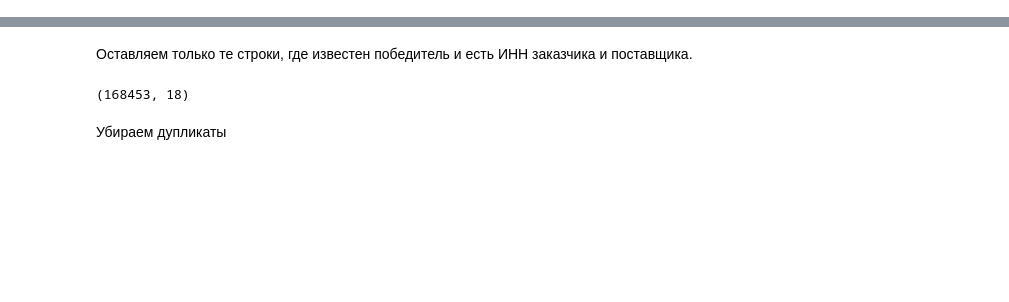
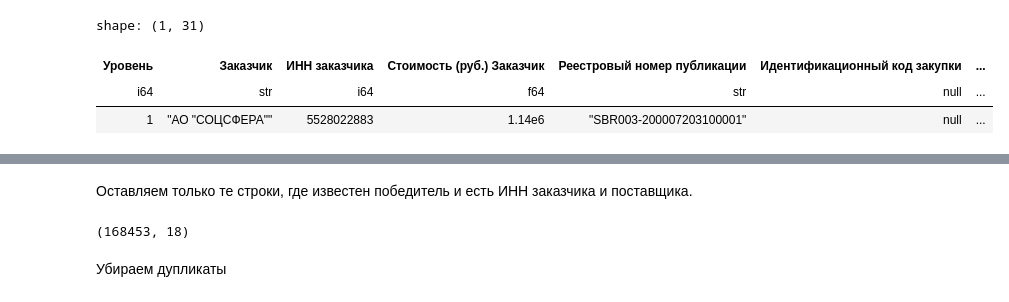
Before and after one commit to polinaryltseva/b2b_reccomendation_systems, a Jupyter notebook: data_predproc.ipynb, the cells around one changed output, grey strips where cells are left out. Cells and saved outputs as stored; diff of their text form; code cells hidden in the pictures; blank space fills up the shorter version.

```diff
--- a/data_predproc.ipynb
+++ b/data_predproc.ipynb
@@ -3,6 +16,5 @@ import polars as pl
 # %%
-data1 = pl.read_excel(source='data/data1.xlsx', engine="xlsx2csv", sheet_name="Результаты поиска")
-data2 = pl.read_excel(source='data/data2.xlsx', engine="xlsx2csv", sheet_name="Результаты поиска")
-data3 = pl.read_excel(source='data/data3.xlsx', engine="xlsx2csv", sheet_name="Результаты поиска")
-data4 = pl.read_excel(source='data/data4.xlsx', engine="xlsx2csv", sheet_name="Результаты поиска")
-data5 = pl.read_excel(source='data/data5.xlsx', engine="xlsx2csv", sheet_name="Результаты поиска")
+data2 = pl.read_excel(source='df/data_2.xlsx', sheet_name="Результаты поиска")
+data3 = pl.read_excel(source='df/data_3.xlsx', sheet_name="Результаты поиска")
+data4 = pl.read_excel(source='df/data_4.xlsx', sheet_name="Результаты поиска")
+data5 = pl.read_excel(source='df/data_5.xlsx', sheet_name="Результаты поиска")
@@ -8,0 +32,7 @@ data5 = pl.read_excel(source='data/data5.xlsx', engine="xlsx2csv", sheet_name="
+# %%
+data1.head(1)
+# %% [output]
+shape: (1, 31)
+| Уровень | Заказчик | ИНН заказчика | Стоимость (руб.) Заказчик | Реестровый номер публикации | Идентификационный код закупки | ... |
+| i64 | str | i64 | f64 | str | null | ... |
+| 1 | "АО "СОЦСФЕРА"" | 5528022883 | 1.14e6 | "SBR003-200007203100001" | null | ... |
```
Also changed, not shown: parts of 21 cells of this notebook, 1 other file.
